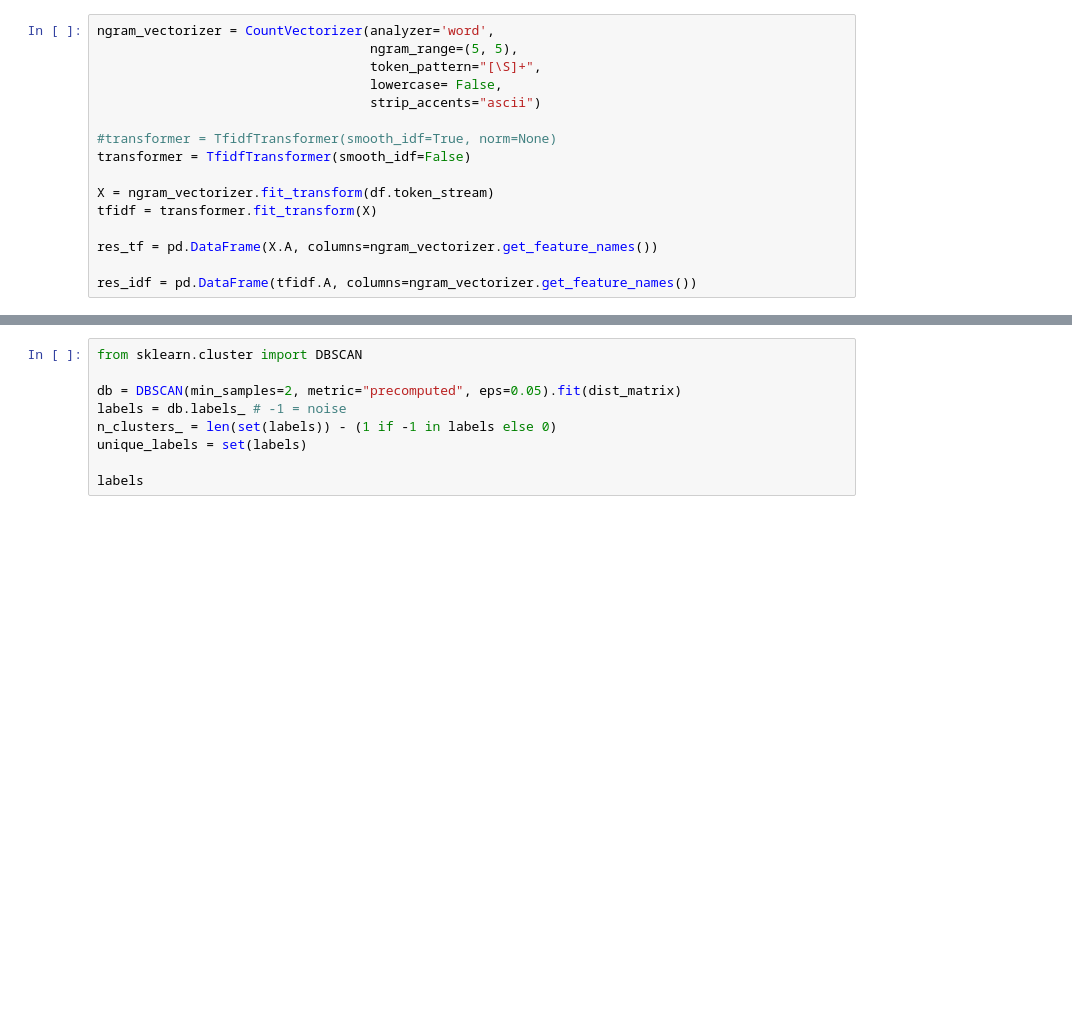
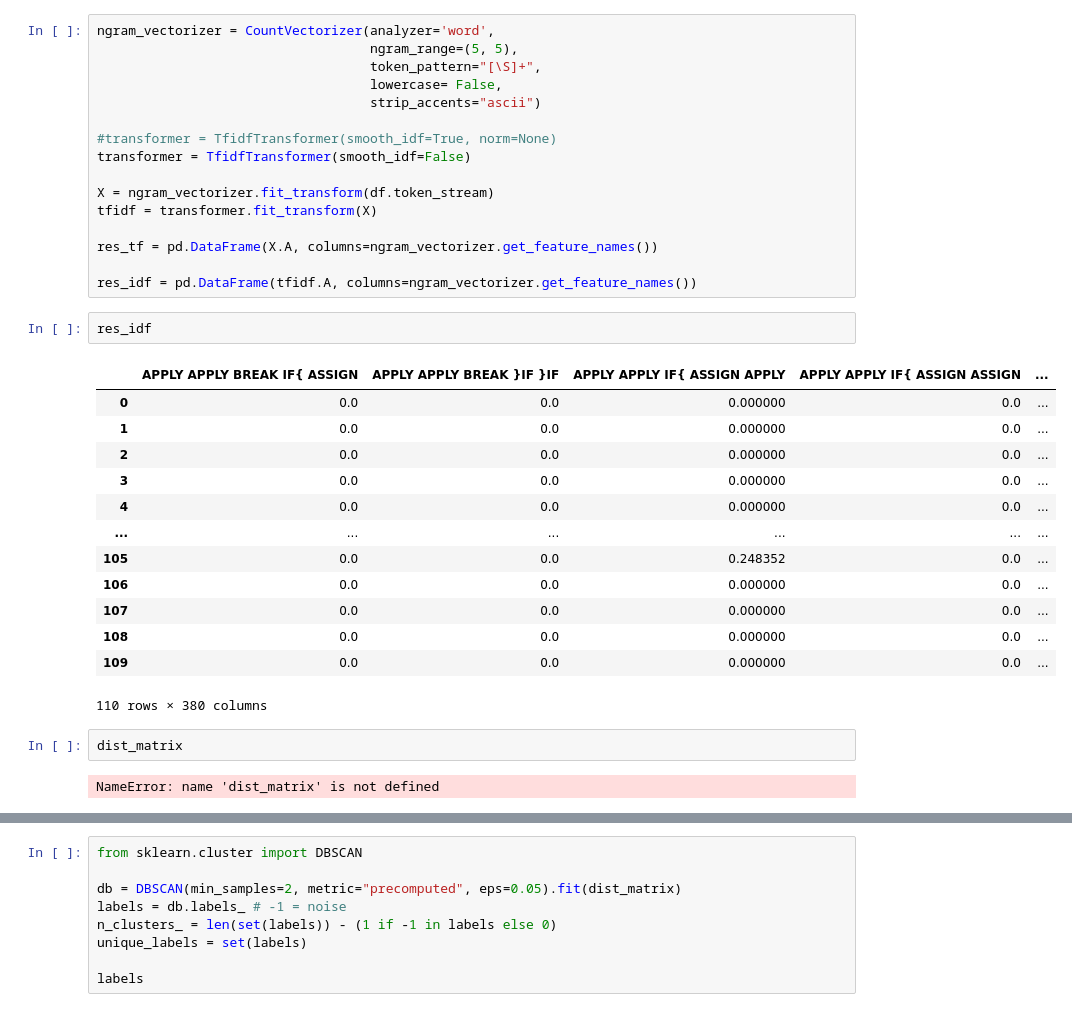
Before and after one commit to Aalto-LeTech/CodeClustersModeling, a Jupyter notebook: notebooks/n-gram model.ipynb, the cells around one changed output, grey strips where cells are left out. Drawn from its saved outputs; the diff is of its cells as text; blank space fills up the shorter version.

```diff
--- a/notebooks/n-gram model.ipynb
+++ b/notebooks/n-gram model.ipynb
@@ -112,6 +112,26 @@ tfidf = transformer.fit_transform(X)
 res_tf = pd.DataFrame(X.A, columns=ngram_vectorizer.get_feature_names())
 
 res_idf = pd.DataFrame(tfidf.A, columns=ngram_vectorizer.get_feature_names())
+# %%
+res_idf
+# %% [output]
+|  | APPLY APPLY BREAK IF{ ASSIGN | APPLY APPLY BREAK }IF }IF | APPLY APPLY IF{ ASSIGN APPLY | APPLY APPLY IF{ ASSIGN ASSIGN | ... |
+| 0 | 0.0 | 0.0 | 0.000000 | 0.0 | ... |
+| 1 | 0.0 | 0.0 | 0.000000 | 0.0 | ... |
+| 2 | 0.0 | 0.0 | 0.000000 | 0.0 | ... |
+| 3 | 0.0 | 0.0 | 0.000000 | 0.0 | ... |
+| 4 | 0.0 | 0.0 | 0.000000 | 0.0 | ... |
+| ... | ... | ... | ... | ... | ... |
+| 105 | 0.0 | 0.0 | 0.248352 | 0.0 | ... |
+| 106 | 0.0 | 0.0 | 0.000000 | 0.0 | ... |
+| 107 | 0.0 | 0.0 | 0.000000 | 0.0 | ... |
+| 108 | 0.0 | 0.0 | 0.000000 | 0.0 | ... |
+| 109 | 0.0 | 0.0 | 0.000000 | 0.0 | ... |
+110 rows × 380 columns
+# %%
+dist_matrix
+# %% [output]
+NameError: name 'dist_matrix' is not defined
 # %%
 from sklearn.metrics.pairwise import cosine_similarity
 from sklearn.manifold import TSNE
```
Also changed, not shown: parts of 23 cells of this notebook, 36 other files.
